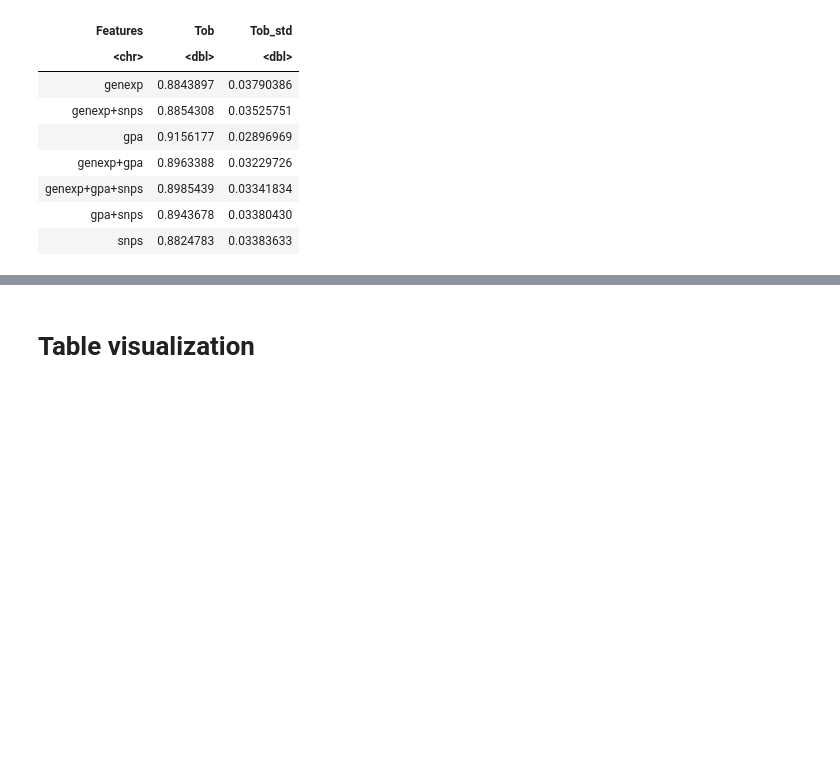
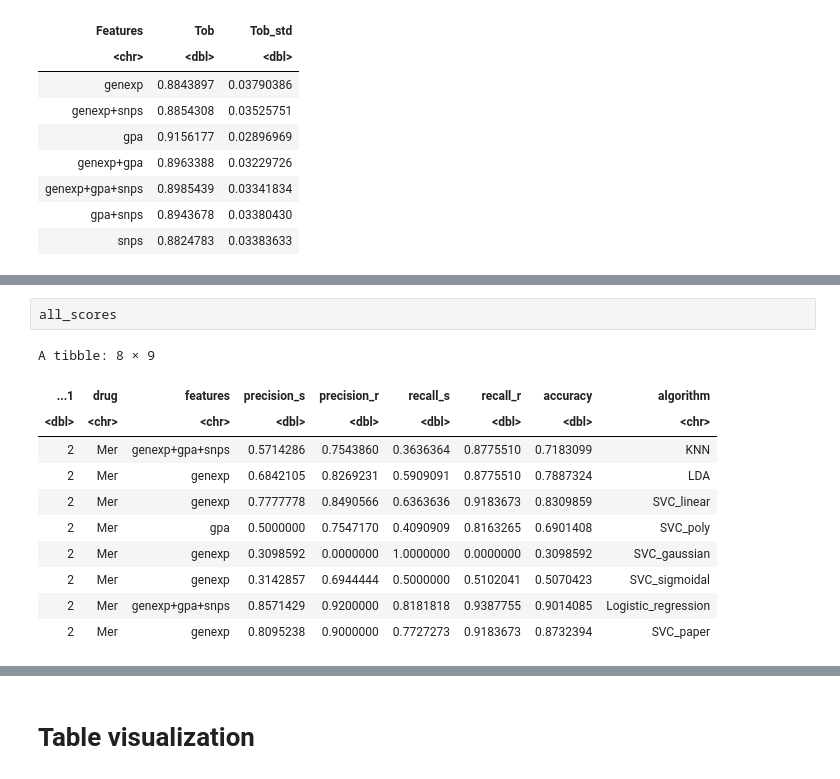
Before and after one commit to riccardo03-maker/Multiomic_integration_antimicrobial_resistance, a Jupyter notebook: r_trials.ipynb, the cells around one changed output, grey strips where cells are left out. Saved outputs shown, nothing was run; the diff lists cells and outputs as text; blank space fills up the shorter version.

```diff
--- a/r_trials.ipynb
+++ b/r_trials.ipynb
@@ -386,0 +446,14 @@ A tibble: 7 × 3
+# %%
+all_scores
+# %% [output]
+A tibble: 8 × 9
+| ...1 | drug | features | precision_s | precision_r | recall_s | recall_r | accuracy | algorithm |
+| <dbl> | <chr> | <chr> | <dbl> | <dbl> | <dbl> | <dbl> | <dbl> | <chr> |
+| 2 | Mer | genexp+gpa+snps | 0.5714286 | 0.7543860 | 0.3636364 | 0.8775510 | 0.7183099 | KNN |
+| 2 | Mer | genexp | 0.6842105 | 0.8269231 | 0.5909091 | 0.8775510 | 0.7887324 | LDA |
+| 2 | Mer | genexp | 0.7777778 | 0.8490566 | 0.6363636 | 0.9183673 | 0.8309859 | SVC_linear |
+| 2 | Mer | gpa | 0.5000000 | 0.7547170 | 0.4090909 | 0.8163265 | 0.6901408 | SVC_poly |
+| 2 | Mer | genexp | 0.3098592 | 0.0000000 | 1.0000000 | 0.0000000 | 0.3098592 | SVC_gaussian |
+| 2 | Mer | genexp | 0.3142857 | 0.6944444 | 0.5000000 | 0.5102041 | 0.5070423 | SVC_sigmoidal |
+| 2 | Mer | genexp+gpa+snps | 0.8571429 | 0.9200000 | 0.8181818 | 0.9387755 | 0.9014085 | Logistic_regression |
+| 2 | Mer | genexp | 0.8095238 | 0.9000000 | 0.7727273 | 0.9183673 | 0.8732394 | SVC_paper |
```
Also changed, not shown: parts of 3 cells of this notebook, 1 other file.
